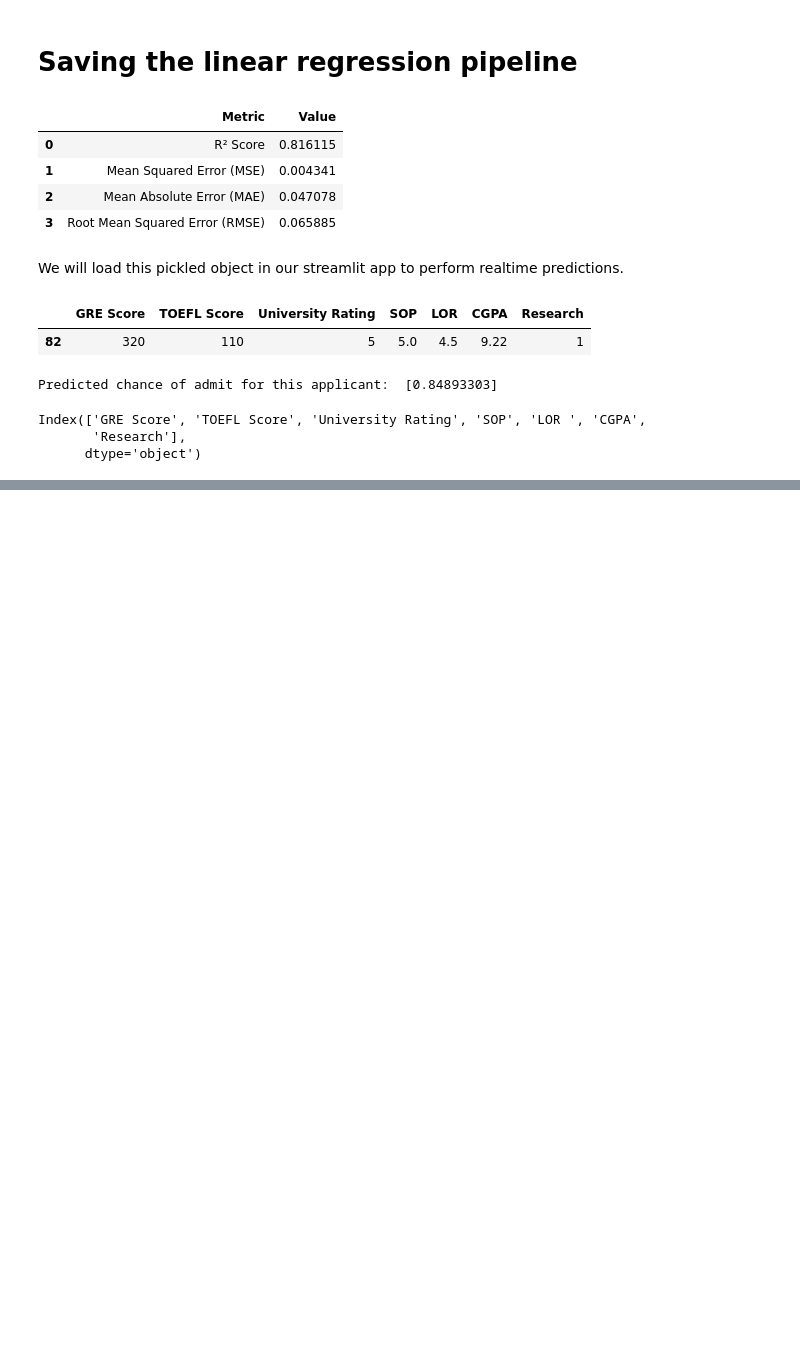
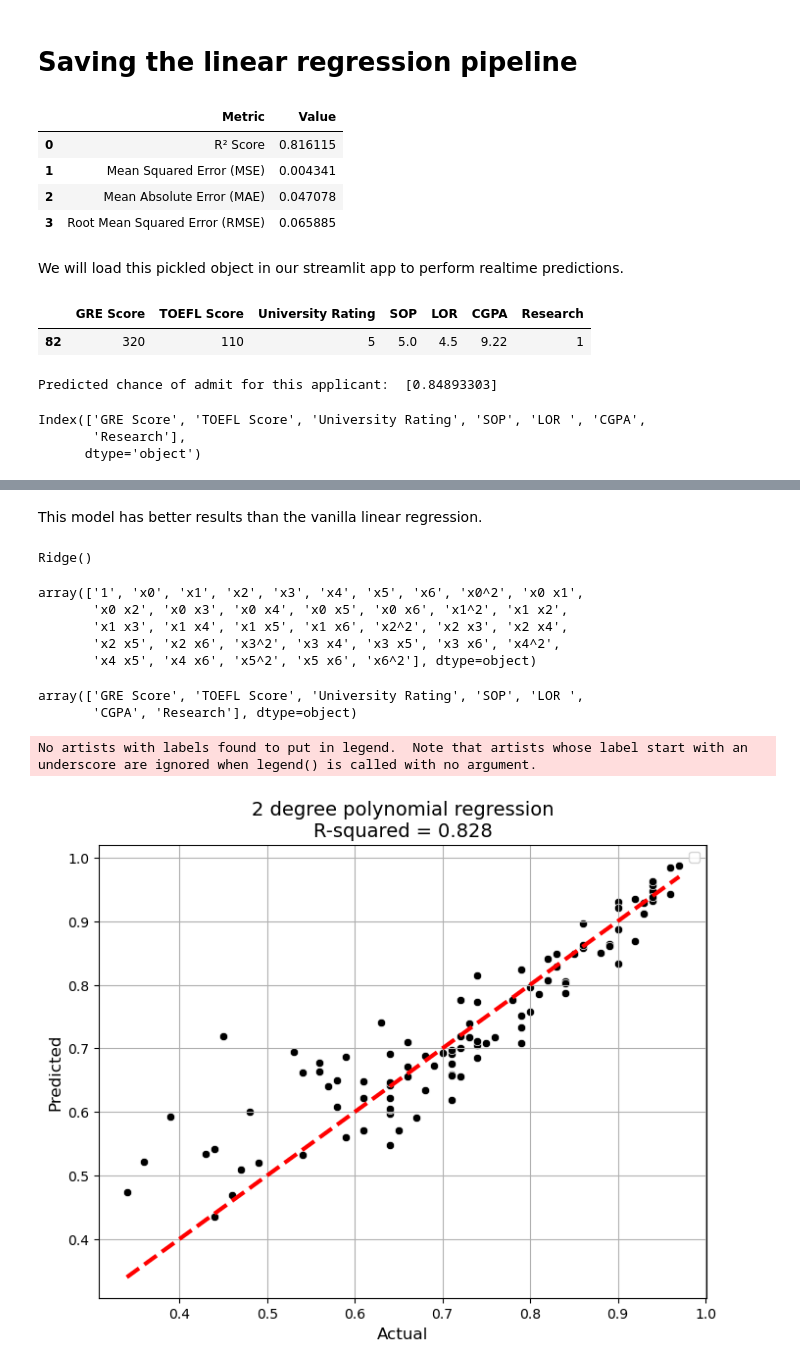
Before and after one commit to SujanNeupane42/DATA-601-Group-Project, a Jupyter notebook: modelling.ipynb, the cells around one changed output, grey strips where cells are left out. Saved outputs shown, nothing was run; the diff lists cells and outputs as text; code cells hidden in the pictures; blank space fills up the shorter version.

```diff
--- a/modelling.ipynb
+++ b/modelling.ipynb
@@ -325,0 +388,15 @@ Index(['GRE Score', 'TOEFL Score', 'University Rating', 'SOP', 'LOR ', 'CGPA',
+# %%
+pipeline = Pipeline(steps=[
+    ('preprocessor', preprocessor),  # Scaling the features
+    ('poly', PolynomialFeatures(degree=2, include_bias=True)),  # Polynomial feature transformation
+    ('model', Ridge(alpha=1.0))  # Ridge regression for L2 regularization (alpha is the regularization strength)
+])
+
+# fitting on training data
+pipeline.fit(X_train, y_train)
+
+# making predictions on train data
+train_preds = pipeline.predict(X_train)
+
+# making predictions on test data
+test_preds = pipeline.predict(test[features])
@@ -325,0 +419,6 @@ Index(['GRE Score', 'TOEFL Score', 'University Rating', 'SOP', 'LOR ', 'CGPA',
+# %% [markdown]
+This model has better results than the vanilla linear regression.
+# %%
+our_model = pipeline.named_steps['model'];our_model
+# %% [output]
+Ridge()
@@ -325,0 +427,31 @@ Index(['GRE Score', 'TOEFL Score', 'University Rating', 'SOP', 'LOR ', 'CGPA',
+# %%
+poly_features.get_feature_names_out()
+# %% [output]
+array(['1', 'x0', 'x1', 'x2', 'x3', 'x4', 'x5', 'x6', 'x0^2', 'x0 x1',
+       'x0 x2', 'x0 x3', 'x0 x4', 'x0 x5', 'x0 x6', 'x1^2', 'x1 x2',
+       'x1 x3', 'x1 x4', 'x1 x5', 'x1 x6', 'x2^2', 'x2 x3', 'x2 x4',
+       'x2 x5', 'x2 x6', 'x3^2', 'x3 x4', 'x3 x5', 'x3 x6', 'x4^2',
+       'x4 x5', 'x4 x6', 'x5^2', 'x5 x6', 'x6^2'], dtype=object)
+# %%
+features
+# %% [output]
+array(['GRE Score', 'TOEFL Score', 'University Rating', 'SOP', 'LOR ',
+       'CGPA', 'Research'], dtype=object)
+# %%
+r_squared = r2_score(test[target], test_preds)
+
+# Create the scatter plot
+plt.figure(figsize=(8, 6))
+sns.scatterplot(x=test[target], y=test_preds, color='black')
+plt.title(f'2 degree polynomial regression\nR-squared = {r_squared:.3f}', fontsize=14)
+plt.xlabel('Actual', fontsize=12)
+plt.ylabel('Predicted', fontsize=12)
+
+# let us addd a grid and a 45-degree reference line
+plt.grid(True)
+plt.legend(fontsize=10)
+plt.plot([min(test[target]), max(test[target])], [min(test[target]), max(test[target])], 'r--', linewidth=3)
+plt.show()
+# %% [output]
+No artists with labels found to put in legend.  Note that artists whose label start with an underscore are ignored when legend() is called with no argument.
+[figure, added]
```
Also changed, not shown: parts of 19 cells of this notebook, 2 other files.
